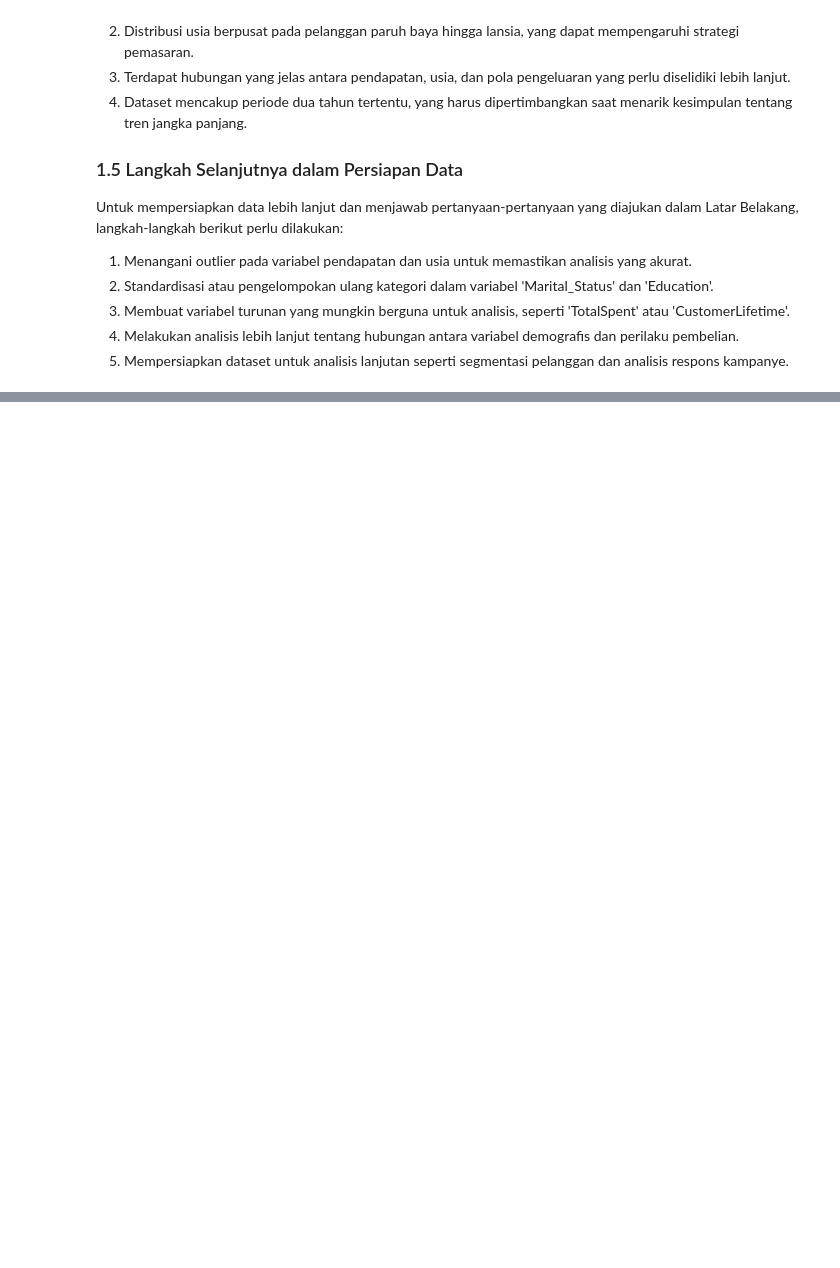
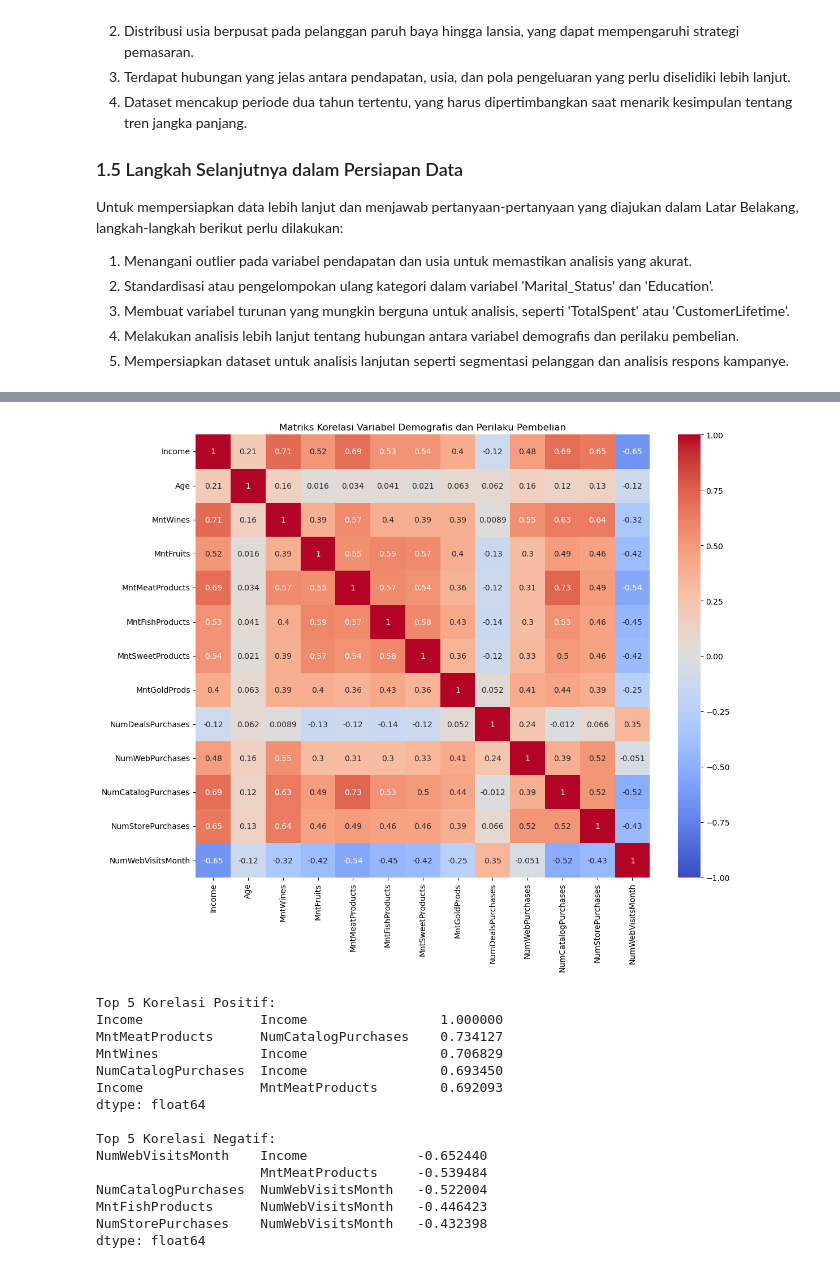
Before and after one commit to rymanalu/purwadhika-capstone-project-2, a Jupyter notebook: Capstone Project Module 2.ipynb, the cells around one changed output, grey strips where cells are left out. Cells and saved outputs as stored; diff of their text form; code cells hidden in the pictures; blank space fills up the shorter version.

```diff
--- a/Capstone Project Module 2.ipynb
+++ b/Capstone Project Module 2.ipynb
@@ -214,0 +367,42 @@ Untuk mempersiapkan data lebih lanjut dan menjawab pertanyaan-pertanyaan yang di
+# %%
+# Memilih variabel untuk analisis korelasi
+correlation_vars = ['Income', 'Age', 'MntWines', 'MntFruits', 'MntMeatProducts',
+                    'MntFishProducts', 'MntSweetProducts', 'MntGoldProds',
+                    'NumDealsPurchases', 'NumWebPurchases', 'NumCatalogPurchases',
+                    'NumStorePurchases', 'NumWebVisitsMonth']
+
+# Membuat subset data dengan variabel yang dipilih
+correlation_data = df[correlation_vars]
+
+# Menghitung matriks korelasi
+correlation_matrix = correlation_data.corr()
+
+# Visualisasi matriks korelasi
+plt.figure(figsize=(12, 10))
+sns.heatmap(correlation_matrix, annot=True, cmap='coolwarm', vmin=-1, vmax=1, center=0)
+plt.title('Matriks Korelasi Variabel Demografis dan Perilaku Pembelian')
+plt.tight_layout()
+plt.show()
+
+# Menampilkan korelasi teratas
+print("Top 5 Korelasi Positif:")
+print(correlation_matrix.unstack().sort_values(ascending=False).drop_duplicates().head())
+print("\nTop 5 Korelasi Negatif:")
+print(correlation_matrix.unstack().sort_values(ascending=True).drop_duplicates().head())
+# %% [output]
+[figure, added]
+Top 5 Korelasi Positif:
+Income               Income                 1.000000
+MntMeatProducts      NumCatalogPurchases    0.734127
+MntWines             Income                 0.706829
+NumCatalogPurchases  Income                 0.693450
+Income               MntMeatProducts        0.692093
+dtype: float64
+
+Top 5 Korelasi Negatif:
+NumWebVisitsMonth    Income              -0.652440
+                     MntMeatProducts     -0.539484
+NumCatalogPurchases  NumWebVisitsMonth   -0.522004
+MntFishProducts      NumWebVisitsMonth   -0.446423
+NumStorePurchases    NumWebVisitsMonth   -0.432398
+dtype: float64
```
Also changed, not shown: parts of 16 cells of this notebook.
